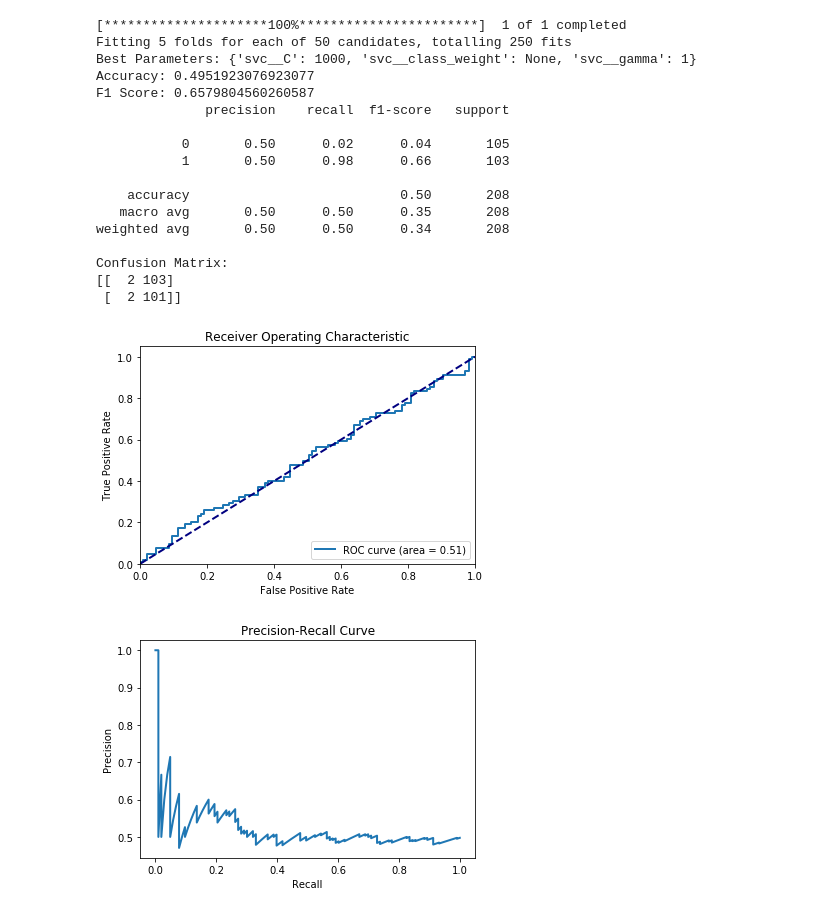
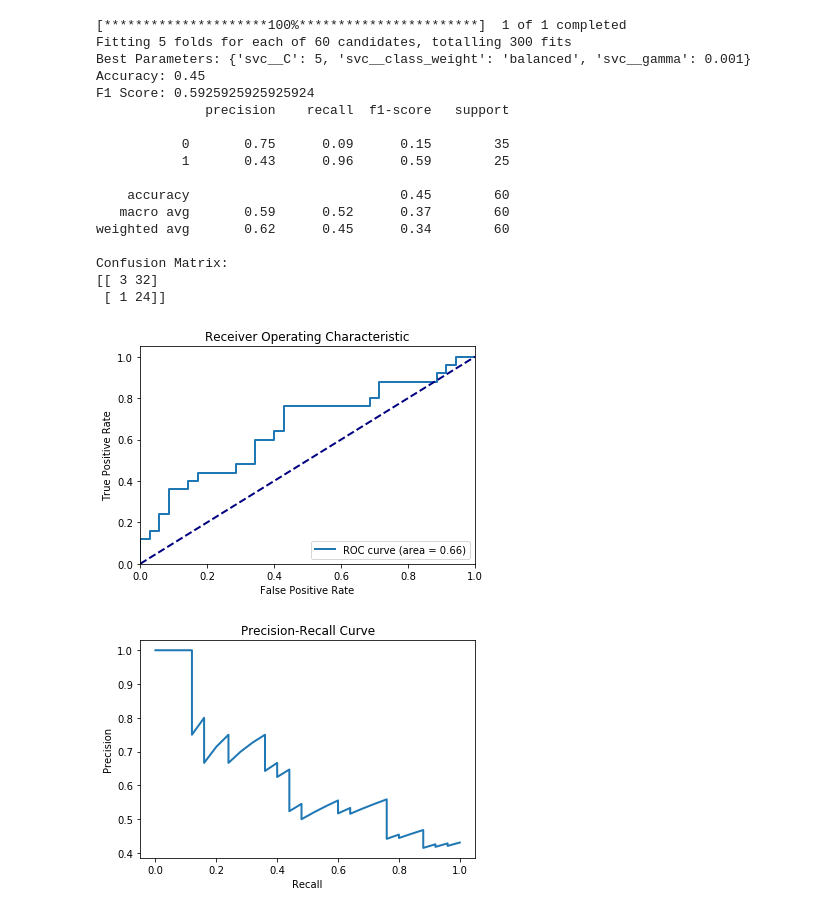
Before and after one commit to Nemooo0/StockPricePredictionSVM, a Jupyter notebook: Untitled4.ipynb, the cells around one changed output. Saved outputs shown, nothing was run; the diff lists cells and outputs as text; code cells hidden in the pictures.

```diff
--- a/Untitled4.ipynb
+++ b/Untitled4.ipynb
@@ -12,7 +12,7 @@ import matplotlib.pyplot as plt
 
 # Download historical data for a stock
 ticker = "AAPL"
-data = yf.download(ticker, start="2020-01-01", end="2024-05-01")
+data = yf.download(ticker, start="2023-01-01", end="2024-05-01")
 
 # Drop rows with missing values
 data = data.dropna()
@@ -20,7 +20,7 @@ data = data.dropna()
 # Feature Engineering using TA-Lib
 data['Return'] = data['Adj Close'].pct_change()
 data['MA10'] = talib.SMA(data['Adj Close'], timeperiod=10)
-data['MA50'] = talib.SMA(data['Adj Close'], timeperiod=50)
+data['MA50'] = talib.SMA(data['Adj Close'], timeperiod=30)
 data['Volatility'] = (data['High'] - data['Low']) / data['Low']
 
 # Additional TA-Lib Indicators
@@ -41,7 +41,7 @@ data['Target'] = (data['Adj Close'].shift(-1) > data['Adj Close']).astype(int)
 data = data.dropna()
 
 # Define the features
-features = data[['Open', 'High', 'Low', 'Close', 'Volume', 'Return', 'MA10', 'MA50', 'Volatility',
+features = data[['Open', 'High', 'Low', 'Adj Close', 'Volume', 'Return', 'MA10', 'MA50', 'Volatility',
                  'RSI', 'MACD', 'MACD_signal', 'MACD_hist', 'BB_upper', 'BB_middle', 'BB_lower',
                  'ADX', 'ATR', 'OBV']]
 target = data['Target']
@@ -50,12 +50,12 @@ target = data['Target']
 X_train, X_test, y_train, y_test = train_test_split(features, target, test_size=0.2, shuffle=False)
 
 # Create a pipeline with a scaler and the SVM classifier
-pipeline = make_pipeline(StandardScaler(), SVC(kernel='linear', probability=True))
+pipeline = make_pipeline(StandardScaler(), SVC(kernel='rbf', probability=True))
 
 # Define the parameter grid for hyperparameter tuning
 param_grid = {
-    'svc__C': [0.1, 1, 10, 100, 1000],
-    'svc__gamma': [1, 0.1, 0.01, 0.001, 0.0001],
+    'svc__C': [0.5, 1, 5, 10, 1000],
+    'svc__gamma': [1, 0.1, 0.01, 0.001, 0.0001,0.00005],
     'svc__class_weight': [None, 'balanced']
 }
 
@@ -87,43 +87,43 @@ print(conf_matrix)
 
 # ROC Curve and AUC
 fpr, tpr, _ = roc_curve(y_test, y_prob)
 roc_auc = auc(fpr, tpr)
 plt.figure()
 plt.plot(fpr, tpr, lw=2, label=f'ROC curve (area = {roc_auc:0.2f})')
 plt.plot([0, 1], [0, 1], color='navy', lw=2, linestyle='--')
 plt.xlim([0.0, 1.0])
 plt.ylim([0.0, 1.05])
 plt.xlabel('False Positive Rate')
 plt.ylabel('True Positive Rate')
 plt.title('Receiver Operating Characteristic')
 plt.legend(loc="lower right")
 plt.show()
 
 # Precision-Recall Curve
 precision, recall, _ = precision_recall_curve(y_test, y_prob)
 plt.figure()
 plt.plot(recall, precision, lw=2)
 plt.xlabel('Recall')
 plt.ylabel('Precision')
 plt.title('Precision-Recall Curve')
 plt.show()
 # %% [output]
 [*********************100%***********************]  1 of 1 completed
-Fitting 5 folds for each of 50 candidates, totalling 250 fits
-Best Parameters: {'svc__C': 1000, 'svc__class_weight': None, 'svc__gamma': 1}
-Accuracy: 0.4951923076923077
-F1 Score: 0.6579804560260587
+Fitting 5 folds for each of 60 candidates, totalling 300 fits
+Best Parameters: {'svc__C': 5, 'svc__class_weight': 'balanced', 'svc__gamma': 0.001}
+Accuracy: 0.45
+F1 Score: 0.5925925925925924
               precision    recall  f1-score   support
 
-           0       0.50      0.02      0.04       105
-           1       0.50      0.98      0.66       103
+           0       0.75      0.09      0.15        35
+           1       0.43      0.96      0.59        25
 
-    accuracy                           0.50       208
-   macro avg       0.50      0.50      0.35       208
-weighted avg       0.50      0.50      0.34       208
+    accuracy                           0.45        60
+   macro avg       0.59      0.52      0.37        60
+weighted avg       0.62      0.45      0.34        60
 
 Confusion Matrix:
-[[  2 103]
- [  2 101]]
+[[ 3 32]
+ [ 1 24]]
-[figure, old version]
+[figure, new version]
-[figure, old version]
+[figure, new version]
```
